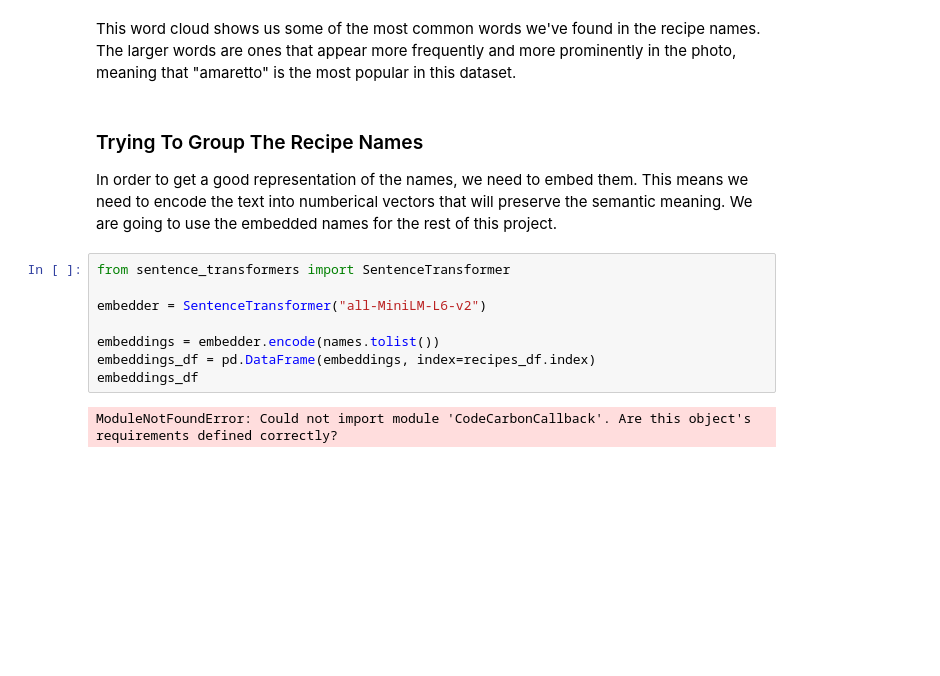
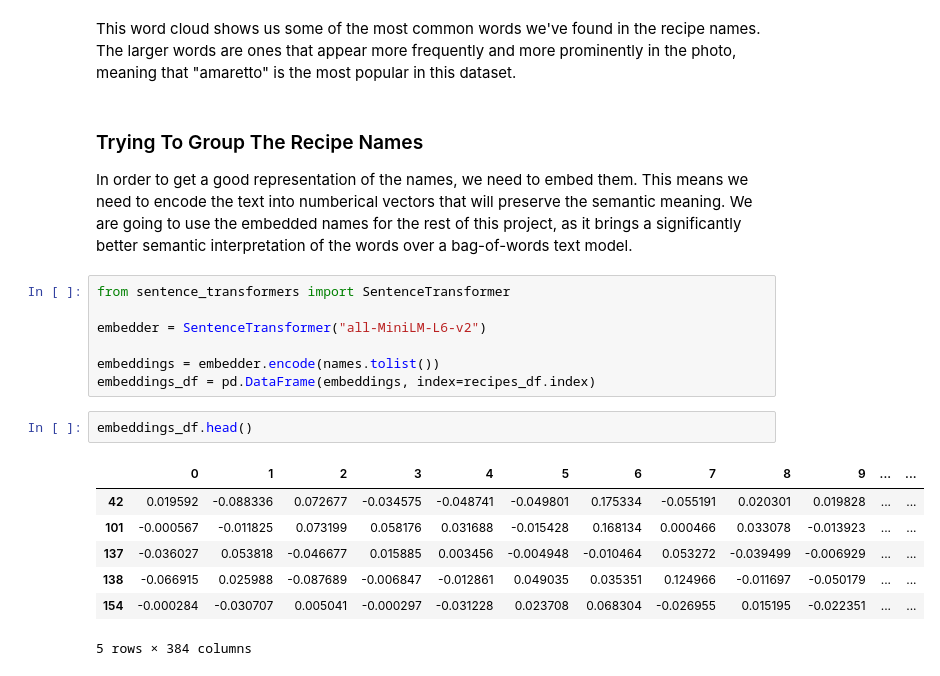
Before and after one commit to cindylemon/food.com-clustering-report, a Jupyter notebook: report.ipynb, the cells around one changed output. Drawn from its saved outputs; the diff is of its cells as text; blank space fills up the shorter version.

```diff
--- a/report.ipynb
+++ b/report.ipynb
@@ -82,7 +85,7 @@ This word cloud shows us some of the most common words we've found in the recipe
 # %% [markdown]
 ### Trying To Group The Recipe Names
 
-In order to get a good representation of the names, we need to embed them. This means we need to encode the text into numberical vectors that will preserve the semantic meaning. We are going to use the embedded names for the rest of this project.
+In order to get a good representation of the names, we need to embed them. This means we need to encode the text into numberical vectors that will preserve the semantic meaning. We are going to use the embedded names for the rest of this project, as it brings a significantly better semantic interpretation of the words over a bag-of-words text model.
 # %%
 from sentence_transformers import SentenceTransformer
 
@@ -90,7 +93,14 @@ embedder = SentenceTransformer("all-MiniLM-L6-v2")
 
 embeddings = embedder.encode(names.tolist())
 embeddings_df = pd.DataFrame(embeddings, index=recipes_df.index)
-embeddings_df
-# %% [output]
-ModuleNotFoundError: Could not import module 'CodeCarbonCallback'. Are this object's requirements defined correctly?
+# %%
+embeddings_df.head()
+# %% [output]
+|  | 0 | 1 | 2 | 3 | 4 | 5 | 6 | 7 | 8 | 9 | ... | ... |
+| 42 | 0.019592 | -0.088336 | 0.072677 | -0.034575 | -0.048741 | -0.049801 | 0.175334 | -0.055191 | 0.020301 | 0.019828 | ... | ... |
+| 101 | -0.000567 | -0.011825 | 0.073199 | 0.058176 | 0.031688 | -0.015428 | 0.168134 | 0.000466 | 0.033078 | -0.013923 | ... | ... |
+| 137 | -0.036027 | 0.053818 | -0.046677 | 0.015885 | 0.003456 | -0.004948 | -0.010464 | 0.053272 | -0.039499 | -0.006929 | ... | ... |
+| 138 | -0.066915 | 0.025988 | -0.087689 | -0.006847 | -0.012861 | 0.049035 | 0.035351 | 0.124966 | -0.011697 | -0.050179 | ... | ... |
+| 154 | -0.000284 | -0.030707 | 0.005041 | -0.000297 | -0.031228 | 0.023708 | 0.068304 | -0.026955 | 0.015195 | -0.022351 | ... | ... |
+5 rows × 384 columns
 # %% [markdown]
```
Also changed, not shown: parts of 13 cells of this notebook.
